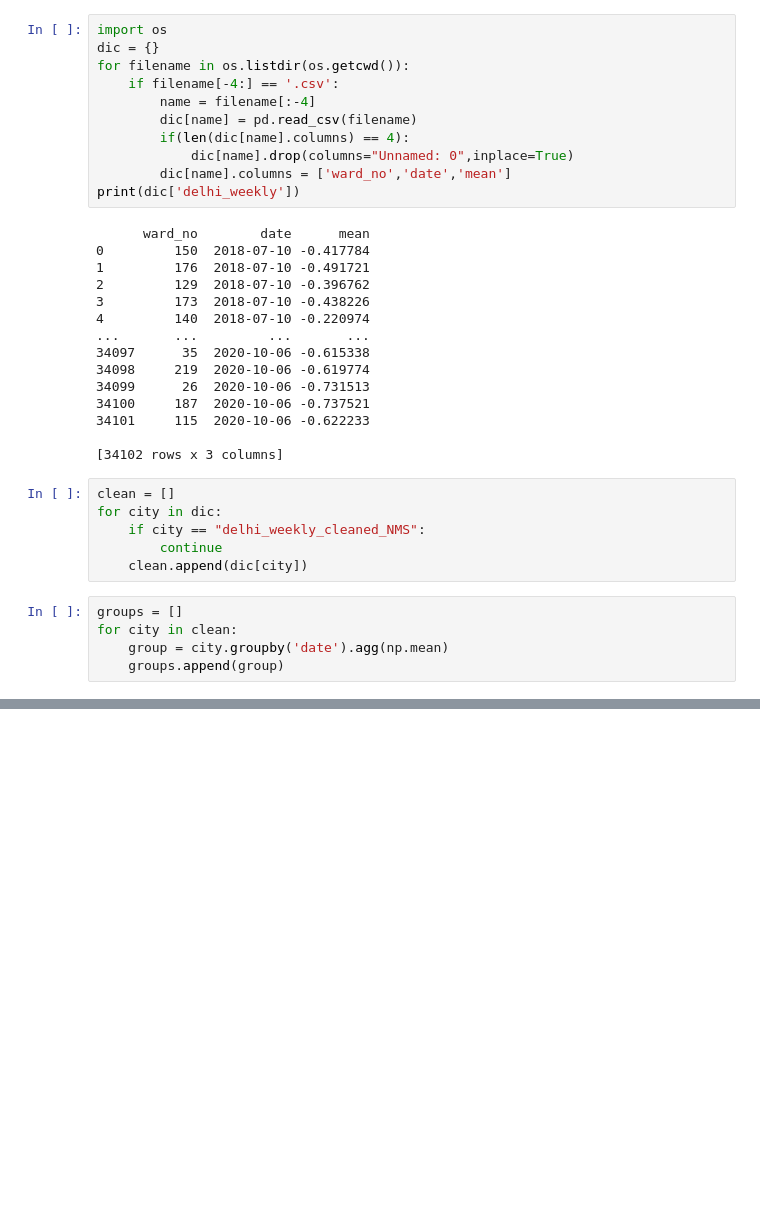
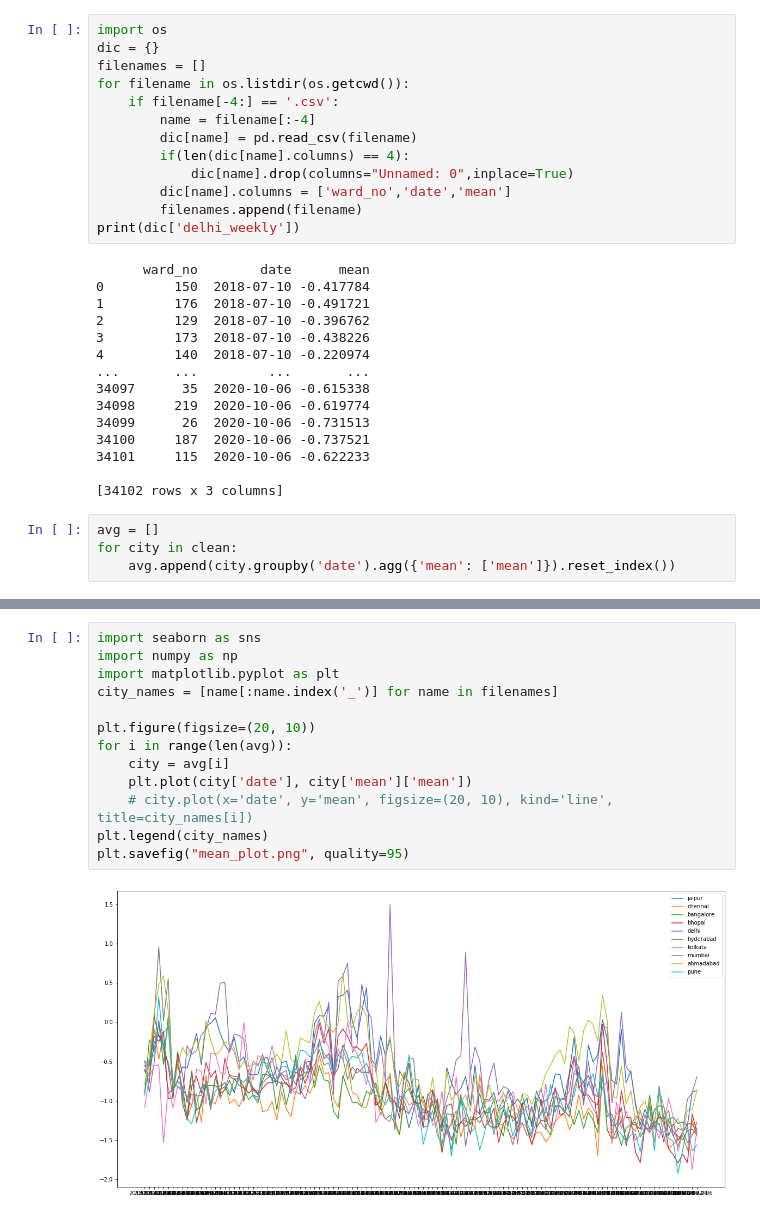
Before and after one commit to NM1729/Aerosol-Index-Analysis, a Jupyter notebook: Aerosol_Index_Analysis.ipynb, the cells around one changed output, grey strips where cells are left out. Saved outputs shown, nothing was run; the diff lists cells and outputs as text; blank space fills up the shorter version.

Commit message:
Modified aerosol index notebook

```diff
--- a/Aerosol_Index_Analysis.ipynb
+++ b/Aerosol_Index_Analysis.ipynb
@@ -23,6 +27,7 @@ import matplotlib.pyplot as plt
 # %%
 import os
 dic = {}
+filenames = []
 for filename in os.listdir(os.getcwd()):
     if filename[-4:] == '.csv':
         name = filename[:-4]
@@ -30,6 +35,7 @@ for filename in os.listdir(os.getcwd()):
         if(len(dic[name].columns) == 4):
             dic[name].drop(columns="Unnamed: 0",inplace=True)
         dic[name].columns = ['ward_no','date','mean']
+        filenames.append(filename)
 print(dic['delhi_weekly'])
 # %% [output]
       ward_no        date      mean
@@ -46,14 +52,7 @@ print(dic['delhi_weekly'])
 34101     115  2020-10-06 -0.622233
 
 [34102 rows x 3 columns]
-# %%
-clean = []
-for city in dic:
-    if city == "delhi_weekly_cleaned_NMS":
-        continue
-    clean.append(dic[city])
 # %%
-groups = []
+avg = []
 for city in clean:
-    group = city.groupby('date').agg(np.mean)
-    groups.append(group)
+    avg.append(city.groupby('date').agg({'mean': ['mean']}).reset_index())
@@ -77,0 +76,15 @@ date
+# %%
+import seaborn as sns
+import numpy as np
+import matplotlib.pyplot as plt
+city_names = [name[:name.index('_')] for name in filenames]
+
+plt.figure(figsize=(20, 10))
+for i in range(len(avg)):
+    city = avg[i]
+    plt.plot(city['date'], city['mean']['mean'])
+    # city.plot(x='date', y='mean', figsize=(20, 10), kind='line', title=city_names[i])
+plt.legend(city_names)
+plt.savefig("mean_plot.png", quality=95)
+# %% [output]
+[figure, added]
```
Also changed, not shown: parts of 7 cells of this notebook.
